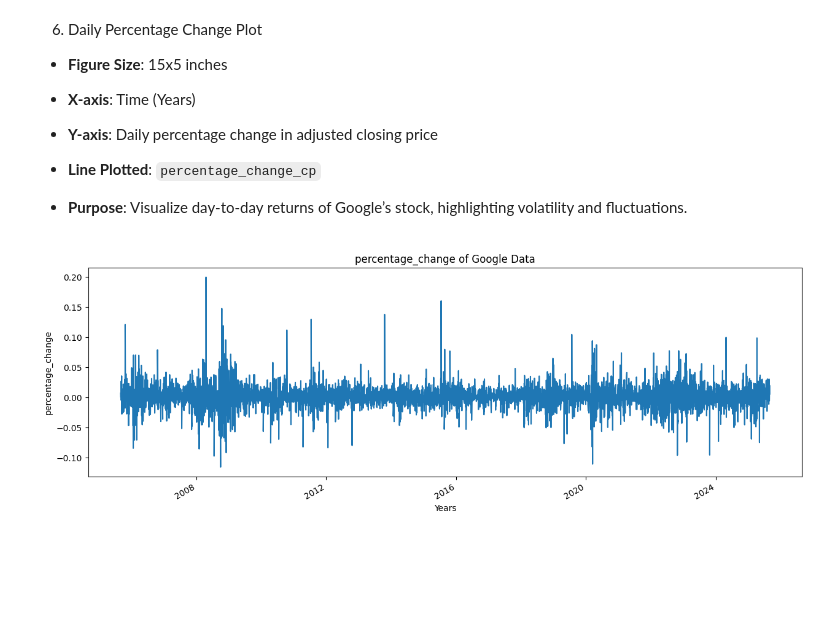
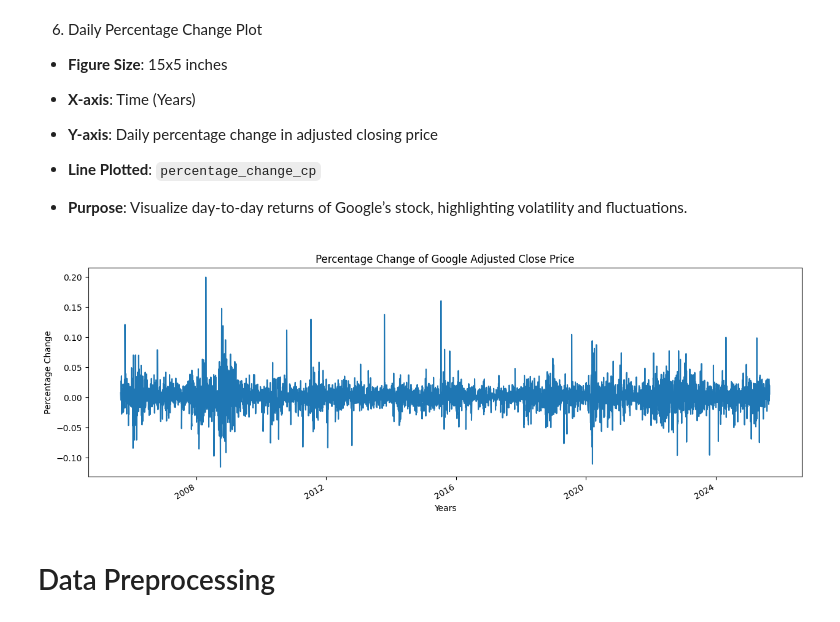
Before and after one commit to SundeepChaluvadi/Stock-Price-Prediction-model, a Jupyter notebook: prediction_model.ipynb, the cells around one changed output. Saved outputs shown, nothing was run; the diff lists cells and outputs as text; code cells hidden in the pictures; blank space fills up the shorter version.

```diff
--- a/prediction_model.ipynb
+++ b/prediction_model.ipynb
@@ -269,6 +271,12 @@ google_data[['Adj Close', 'percentage_change_cp']].head()
 
 - **Purpose**: Visualize day-to-day returns of Google’s stock, highlighting volatility and fluctuations.
 # %%
-plot_graph((15,5), google_data['percentage_change_cp'], 'percentage_change')
+google_data['percentage_change_cp'].plot(figsize=(15,5))
+plt.xlabel("Years")
+plt.ylabel("Percentage Change")
+plt.title("Percentage Change of Google Adjusted Close Price")
+plt.show()
 # %% [output]
-[figure, old version]
+[figure, new version]
+# %% [markdown]
+# Data Preprocessing
```
Also changed, not shown: parts of 47 cells of this notebook, 4 other files.
